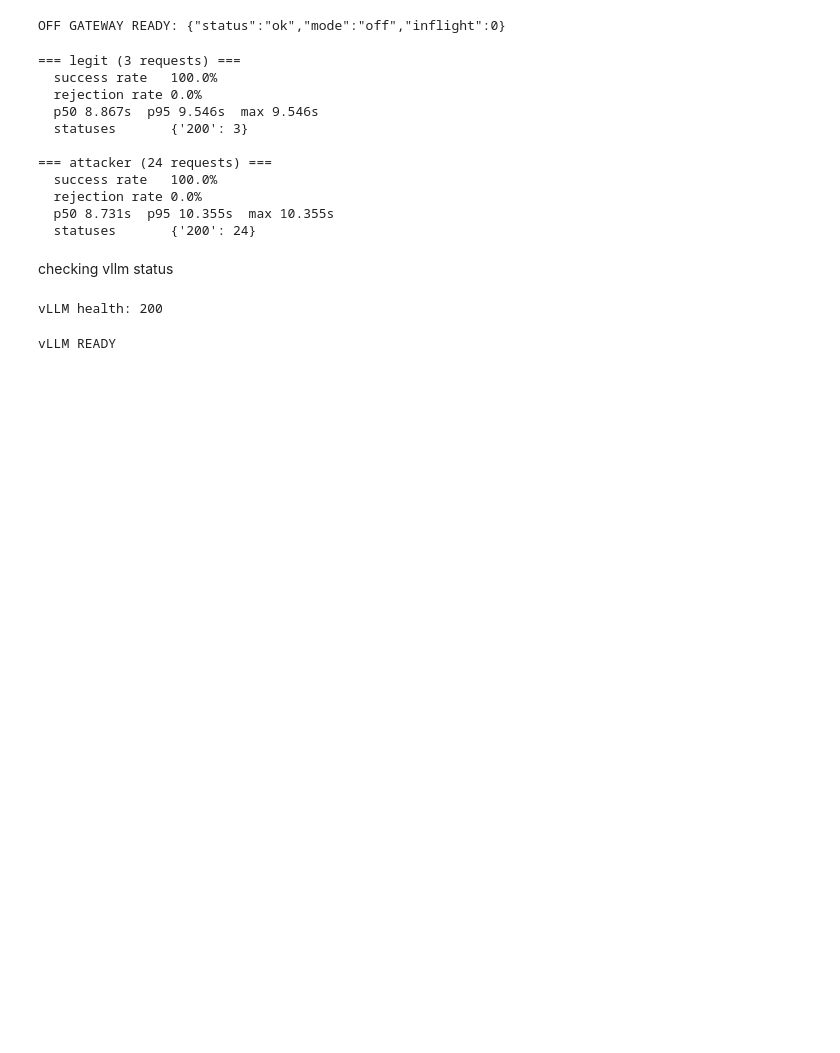
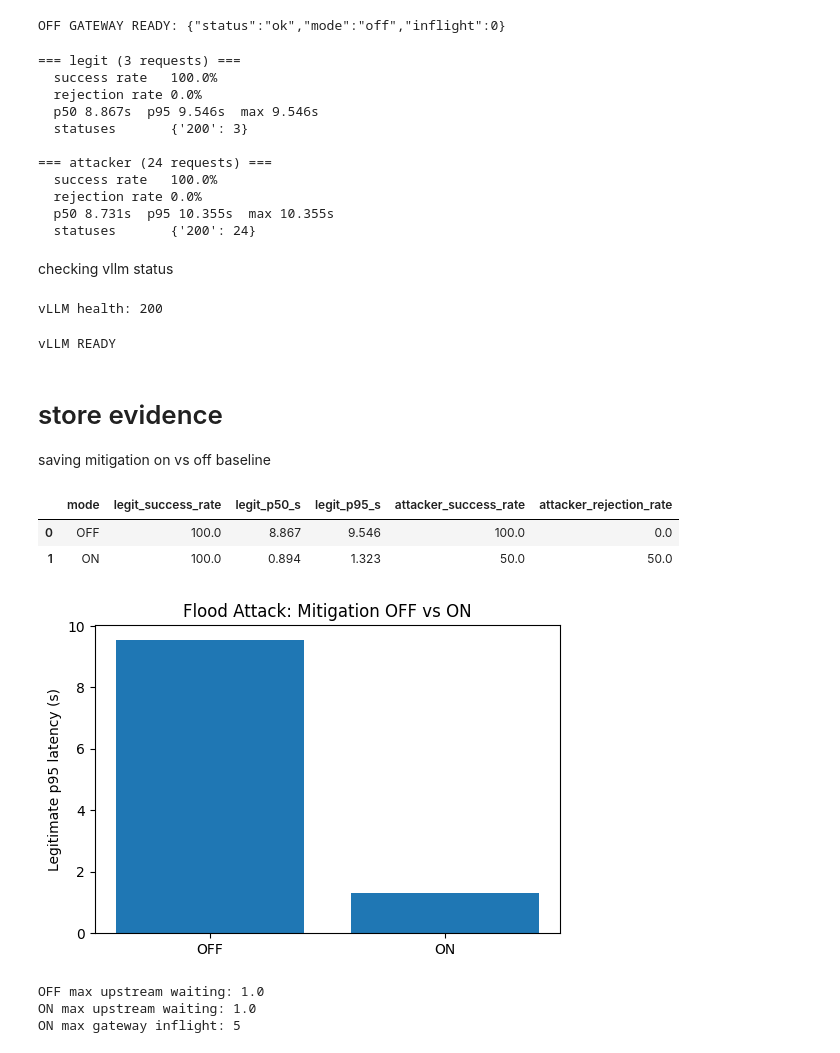
Before and after one commit to mena-04/DoS-Stress-Testing, a Jupyter notebook: integration.ipynb, the cells around one changed output. Saved outputs shown, nothing was run; the diff lists cells and outputs as text; code cells hidden in the pictures; blank space fills up the shorter version.

```diff
--- a/integration.ipynb
+++ b/integration.ipynb
@@ -439,3 +439,72 @@ for i in range(120):
     time.sleep(1)
 # %% [output]
 vLLM READY
+# %% [markdown]
+# store evidence
+saving mitigation on vs off baseline
+# %%
+import pandas as pd
+
+results = pd.DataFrame([
+    {
+        "mode": "OFF",
+        "legit_success_rate": 100.0,
+        "legit_p50_s": 8.867,
+        "legit_p95_s": 9.546,
+        "attacker_success_rate": 100.0,
+        "attacker_rejection_rate": 0.0,
+    },
+    {
+        "mode": "ON",
+        "legit_success_rate": 100.0,
+        "legit_p50_s": 0.894,
+        "legit_p95_s": 1.323,
+        "attacker_success_rate": 50.0,
+        "attacker_rejection_rate": 50.0,
+    },
+])
+
+display(results)
+
+results.to_csv("/content/flood_before_after.csv", index=False)
+# %% [output]
+|  | mode | legit_success_rate | legit_p50_s | legit_p95_s | attacker_success_rate | attacker_rejection_rate |
+| 0 | OFF | 100.0 | 8.867 | 9.546 | 100.0 | 0.0 |
+| 1 | ON | 100.0 | 0.894 | 1.323 | 50.0 | 50.0 |
+# %%
+import matplotlib.pyplot as plt
+
+plt.figure(figsize=(6,4))
+plt.bar(results["mode"], results["legit_p95_s"])
+plt.ylabel("Legitimate p95 latency (s)")
+plt.title("Flood Attack: Mitigation OFF vs ON")
+
+plt.savefig(
+    "/content/DoS-Stress-Testing/flood_before_after.png",
+    dpi=200,
+    bbox_inches="tight"
+)
+
+plt.show()
+# %% [output]
+[figure, added]
+# %%
+import pandas as pd
+
+off_samples = pd.read_json(
+    "runs/flood-off-8/gateway_samples.jsonl",
+    lines=True
+)
+
+on_samples = pd.read_json(
+    "runs/flood-on-fresh/gateway_samples.jsonl",
+    lines=True
+)
+
+print("OFF max upstream waiting:", off_samples["upstream_waiting"].max())
+print("ON max upstream waiting:", on_samples["upstream_waiting"].max())
+print("ON max gateway inflight:", on_samples["gateway_inflight"].max())
+# %% [output]
+OFF max upstream waiting: 1.0
+ON max upstream waiting: 1.0
+ON max gateway inflight: 5
```
Also changed, not shown: parts of 2 cells of this notebook.
